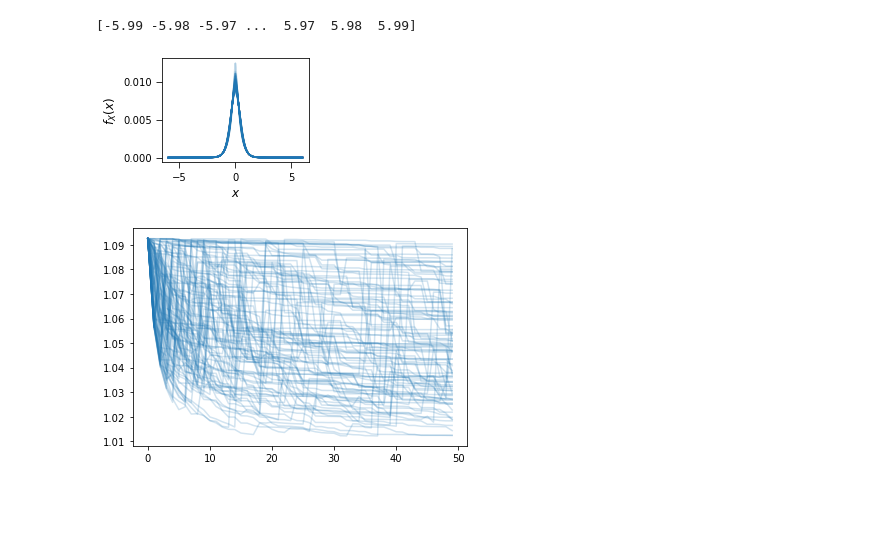
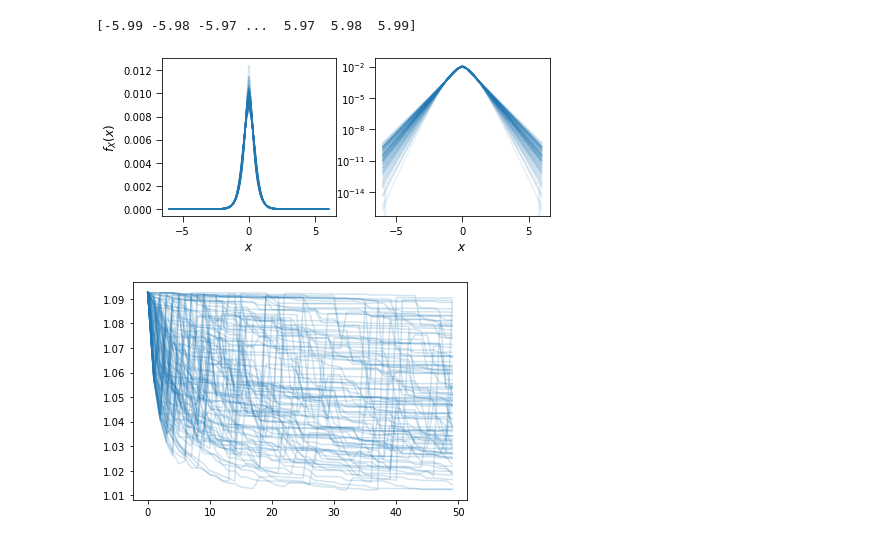
Before and after one commit to jlcbrown/FFT_hypoexp_comp, a Jupyter notebook: FFT_computation_testing.ipynb, the cells around one changed output. Drawn from its saved outputs; the diff is of its cells as text; code cells hidden in the pictures; blank space fills up the shorter version.

Commit message:
small plotting changes

```diff
--- a/FFT_computation_testing.ipynb
+++ b/FFT_computation_testing.ipynb
@@ -521,15 +521,18 @@ xmid = 0.5 * (xuse[1:] + xuse[:-1])
 # %% [output]
 [-5.99 -5.98 -5.97 ...  5.97  5.98  5.99]
 # %%
-plt.figure(figsize=(3.25, 9/4))
-plt.plot(xmid, np.diff(yuse, axis=0), color='tab:blue', alpha=0.1)
-plt.xlabel("$x$", fontsize=12)
-plt.ylabel("$f_X(x)$", fontsize=12)
-plt.tick_params(size=6, labelsize=10)
-plt.tight_layout()
+fig, ax = plt.subplots(figsize=(6.5, 3), ncols=2)
+for ax_ob in ax:
+    ax_ob.plot(xmid, np.diff(yuse, axis=0), color='tab:blue', alpha=0.1)
+    ax_ob.set_xlabel("$x$", fontsize=12)
+    ax_ob.tick_params(size=6, labelsize=10)
+ax[0].set_ylabel("$f_X(x)$", fontsize=12)
+ax[1].set_yscale("log")
+
+fig.tight_layout(w_pad=0)
 plt.savefig("double_exp_collect.pdf")
 # %% [output]
-[figure, old version]
+[figure, new version]
 # %%
 conf_res = confs.reshape([100, 50])
 for conf_ind in range(100):
```
Also changed, not shown: parts of 3 cells of this notebook.
